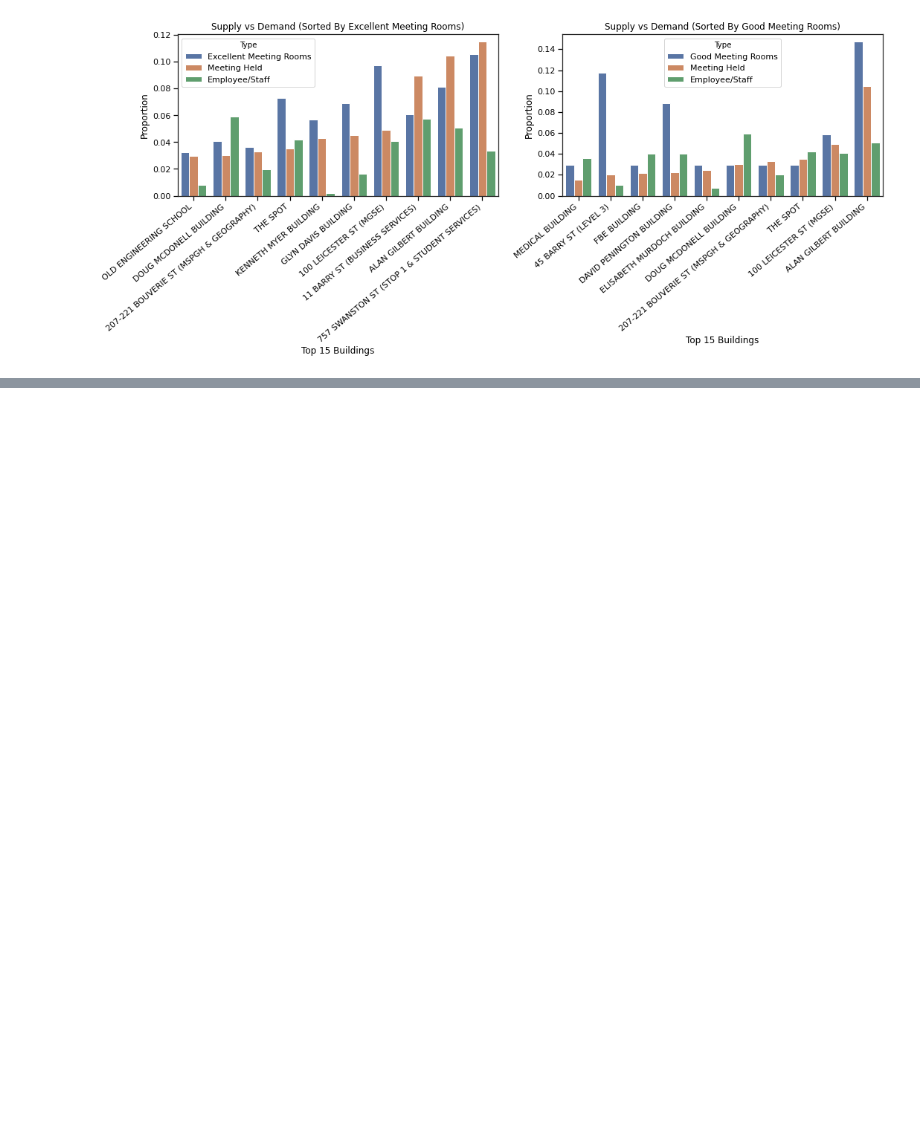
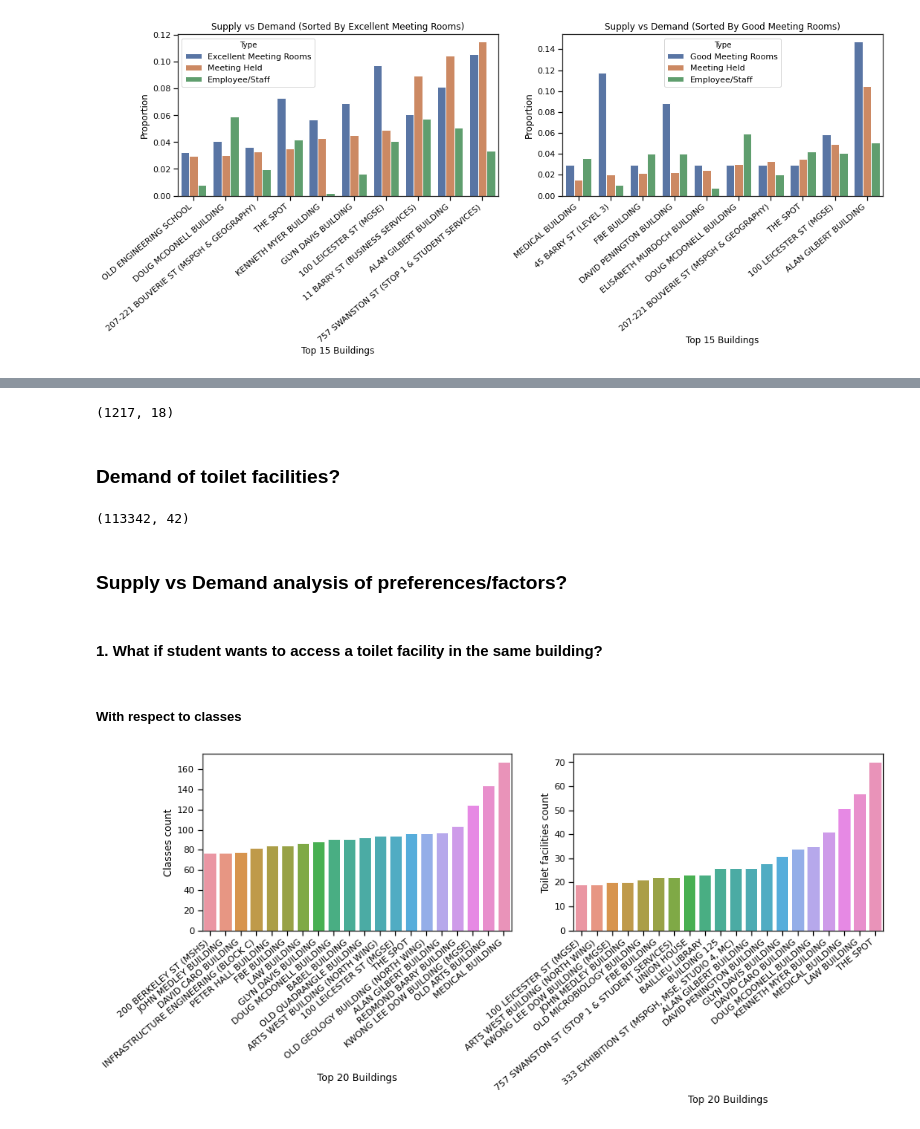
Before and after one commit to abhinavcreed13/project-space-optimisation-group-3, a Jupyter notebook: notebooks/problem-analysis-with-data.ipynb, the cells around one changed output, grey strips where cells are left out. Cells and saved outputs as stored; diff of their text form; code cells hidden in the pictures; blank space fills up the shorter version.

```diff
--- a/notebooks/problem-analysis-with-data.ipynb
+++ b/notebooks/problem-analysis-with-data.ipynb
@@ -67,10 +67,13 @@ Meeting room usage shape:(1462, 22)
 ## Clean + Mutate Data
 # %%
 # clean uom-space
+uom_space_df['Campus Code']=uom_space_df['Campus Code'].astype(str).str.strip()
+uom_space_df['Building Code']=uom_space_df['Building Code'].astype(str).str.strip()
 uom_space_df['Building Name']=uom_space_df['Building Name'].astype(str).str.strip()
 uom_space_df['Room Type']=uom_space_df['Room Type'].astype(str).str.strip()
 uom_space_df['Room Category']=uom_space_df['Room Category'].astype(str).str.strip()
 uom_space_df['Floor Code']=uom_space_df['Floor Code'].astype(str).str.strip()
+uom_space_df['Room Code']=uom_space_df['Room Code'].astype(str).str.strip()
 # %%
 # clean rm-category-type
 rm_category_type_df['Room Type']=rm_category_type_df['Room Type'].astype(str).str.strip()
@@ -123,6 +126,7 @@ timetable_df = timetable_df[timetable_df['Name of Zone of Allocated Locations']!
 building_codes = []
 room_codes = []
 campus_codes = []
+class_duration_minutes = []
 for idx,row in timetable_df.iterrows():
     s = row['Host Key of Allocated Locations'].split('-')
     building_codes.append(s[0])
@@ -131,9 +135,12 @@ for idx,row in timetable_df.iterrows():
     if c == 'zzzPAR':
         c = 'PAR'
     campus_codes.append(c)
+    d = row['Duration as duration']
+    class_duration_minutes.append(d.hour * 60 + d.minute)
 timetable_df['Building Code'] = building_codes
 timetable_df['Room Code'] = room_codes
 timetable_df['Campus Code'] = campus_codes
+timetable_df['Class Duration In Minutes'] = class_duration_minutes
 # %%
 # meeting room usage cleanup
 meeting_room_usage_df = meeting_room_usage_df[meeting_room_usage_df['Campus Code'].notna()]
@@ -869,0 +878,3 @@ plt.show()
+# %%
+merged_space_data_df_PAR = merged_space_data_df[merged_space_data_df['Campus Code']=='PAR']
+merged_timetable_df_PAR = merged_timetable_df[merged_timetable_df['Campus Code']=='PAR']
@@ -869,0 +883,44 @@ plt.show()
+# %%
+possible_rooms = rm_category_type_df[rm_category_type_df['Room Type Definition'].str.contains("toilet|washroom")]
+toilet_room_types = possible_rooms['Room Type'].tolist()
+
+possible_toilets_df = merged_space_data_df_PAR[merged_space_data_df_PAR['Room Type'].isin(toilet_room_types)]
+possible_toilets_df.shape
+# %% [output]
+(1217, 18)
+# %% [markdown]
+### Demand of toilet facilities?
+# %%
+# possible classes throughout the year
+merged_timetable_df_PAR.shape
+# %% [output]
+(113342, 42)
+# %% [markdown]
+### Supply vs Demand analysis of preferences/factors?
+# %% [markdown]
+#### 1. What if student wants to access a toilet facility in the **same building**?
+# %% [markdown]
+##### With respect to classes
+# %%
+#@title
+gdf1 = merged_timetable_df_PAR.groupby(by=['Building Code','Building Name'], as_index=False).agg({'Activity dates': pd.Series.nunique})
+gdf1.sort_values(by=['Activity dates'], inplace=True)
+
+# Top 20 buildings with the highest number of toilet facilities
+gdf2 = possible_toilets_df.groupby(by=['Building Code','Building Name'], as_index=False).agg({'Room Code':pd.Series.nunique})
+gdf2.sort_values(by=['Room Code'], inplace=True)
+
+fig, ax = plt.subplots(1,2)
+fig.set_figheight(4)
+fig.set_figwidth(15)
+ax1 = sns.barplot(x="Building Name", y='Activity dates', data=gdf1.tail(20), ax=ax[0]);
+ax1.set_xticklabels(ax1.get_xticklabels(), rotation=40, ha="right")
+ax1.set(xlabel='Top 20 Buildings', ylabel='Classes count')
+
+ax2 = sns.barplot(x="Building Name", y='Room Code', data=gdf2.tail(20), ax=ax[1]);
+ax2.set_xticklabels(ax2.get_xticklabels(), rotation=40, ha="right")
+ax2.set(xlabel='Top 20 Buildings', ylabel='Toilet facilities count')
+
+plt.show()
+# %% [output]
+[figure, added]
```
Also changed, not shown: parts of 31 cells of this notebook.
